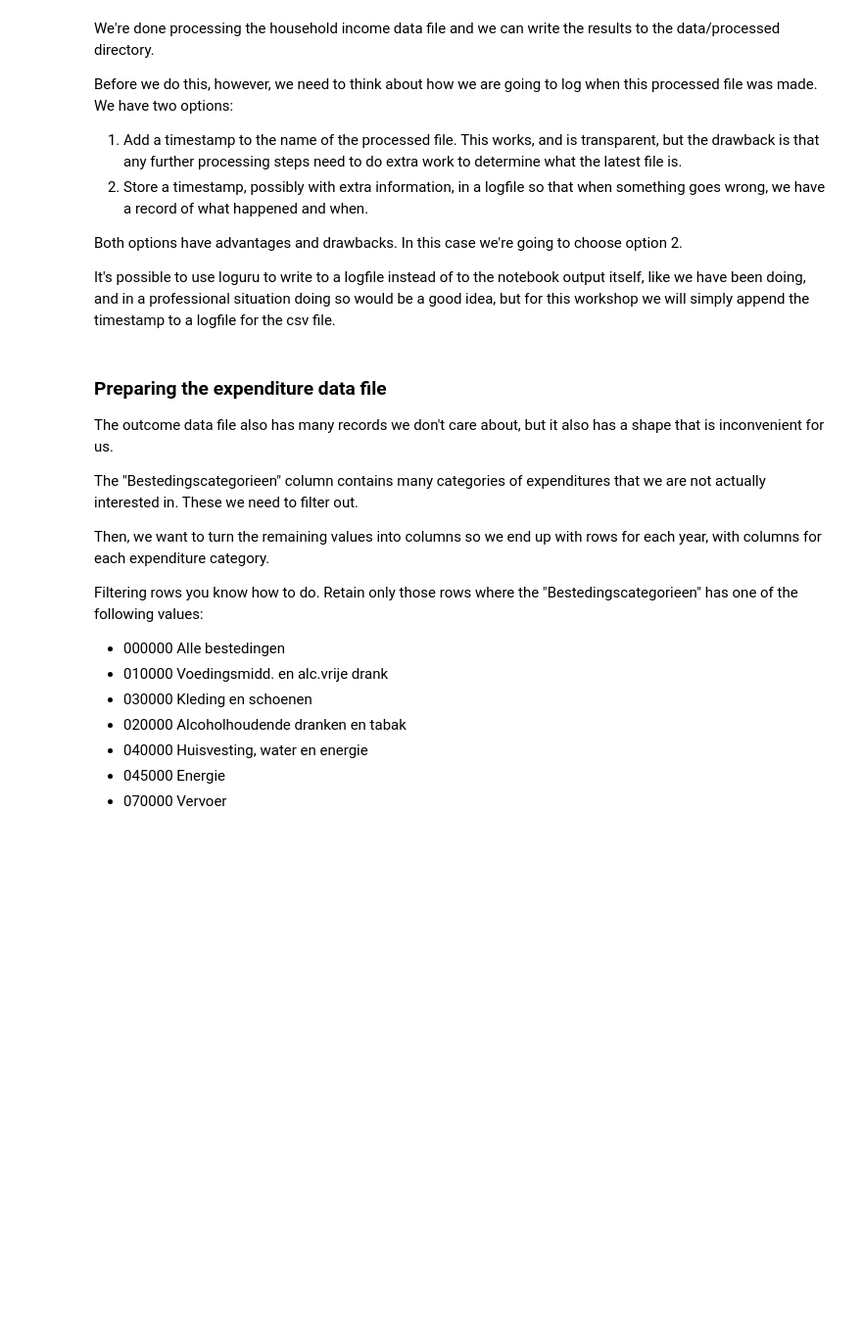
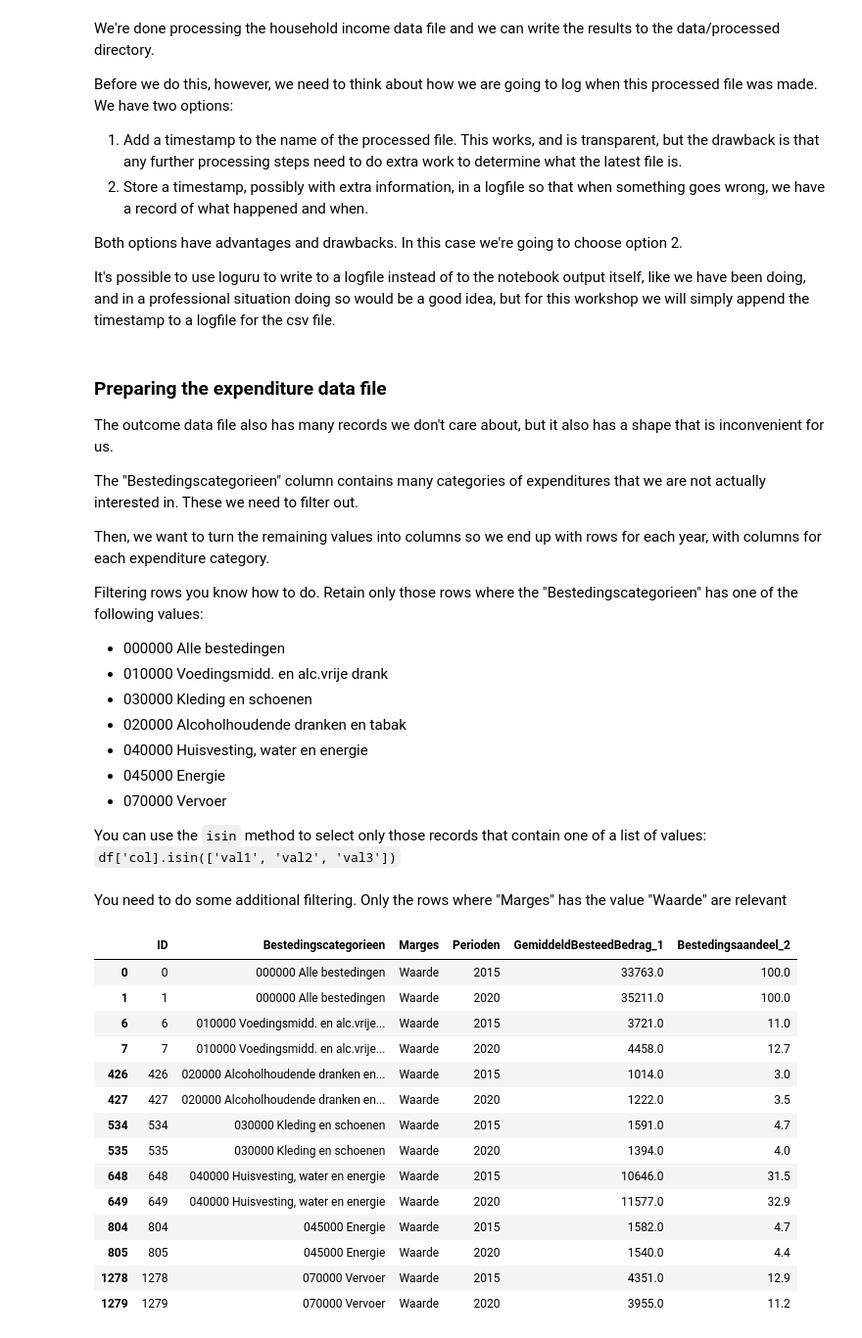
Before and after one commit to AIM-MADS-DATEXP/workshop-pipelines, a Jupyter notebook: pipelines_workshop.ipynb, the cells around one changed output. Shown: that part at 98% size. Cells and saved outputs as stored; diff of their text form; code cells hidden in the pictures; blank space fills up the shorter version.

```diff
--- a/pipelines_workshop.ipynb
+++ b/pipelines_workshop.ipynb
@@ -206,5 +208,33 @@ Filtering rows you know how to do. Retain only those rows where the "Bestedingsc
 - 040000 Huisvesting, water en energie
 - 045000 Energie
 - 070000 Vervoer
+
+You can use the `isin` method to select only those records that contain one of a list of values: `df['col].isin(['val1', 'val2', 'val3'])`
 # %%
 # Your code goes here
+# %% [markdown]
+You need to do some additional filtering. Only the rows where "Marges" has the value "Waarde" are relevant
+# %%
+# Again, use "try/except" because we can't be sure if a column "Marges" exists
+try:
+    df_hhe_relevant = df_hhe_relevant[df_hhe_relevant['Marges'] == 'Waarde']
+except Exception as e:
+    logger.critical("Unable to filter expenditures on 'Marges' column: {e}")
+    exit(0)
+df_hhe_relevant
+# %% [output]
+|  | ID | Bestedingscategorieen | Marges | Perioden | GemiddeldBesteedBedrag_1 | Bestedingsaandeel_2 |
+| 0 | 0 | 000000 Alle bestedingen | Waarde | 2015 | 33763.0 | 100.0 |
+| 1 | 1 | 000000 Alle bestedingen | Waarde | 2020 | 35211.0 | 100.0 |
+| 6 | 6 | 010000 Voedingsmidd. en alc.vrije... | Waarde | 2015 | 3721.0 | 11.0 |
+| 7 | 7 | 010000 Voedingsmidd. en alc.vrije... | Waarde | 2020 | 4458.0 | 12.7 |
+| 426 | 426 | 020000 Alcoholhoudende dranken en... | Waarde | 2015 | 1014.0 | 3.0 |
+| 427 | 427 | 020000 Alcoholhoudende dranken en... | Waarde | 2020 | 1222.0 | 3.5 |
+| 534 | 534 | 030000 Kleding en schoenen | Waarde | 2015 | 1591.0 | 4.7 |
+| 535 | 535 | 030000 Kleding en schoenen | Waarde | 2020 | 1394.0 | 4.0 |
+| 648 | 648 | 040000 Huisvesting, water en energie | Waarde | 2015 | 10646.0 | 31.5 |
+| 649 | 649 | 040000 Huisvesting, water en energie | Waarde | 2020 | 11577.0 | 32.9 |
+| 804 | 804 | 045000 Energie | Waarde | 2015 | 1582.0 | 4.7 |
+| 805 | 805 | 045000 Energie | Waarde | 2020 | 1540.0 | 4.4 |
+| 1278 | 1278 | 070000 Vervoer | Waarde | 2015 | 4351.0 | 12.9 |
+| 1279 | 1279 | 070000 Vervoer | Waarde | 2020 | 3955.0 | 11.2 |
```
Also changed, not shown: parts of 6 cells of this notebook.
